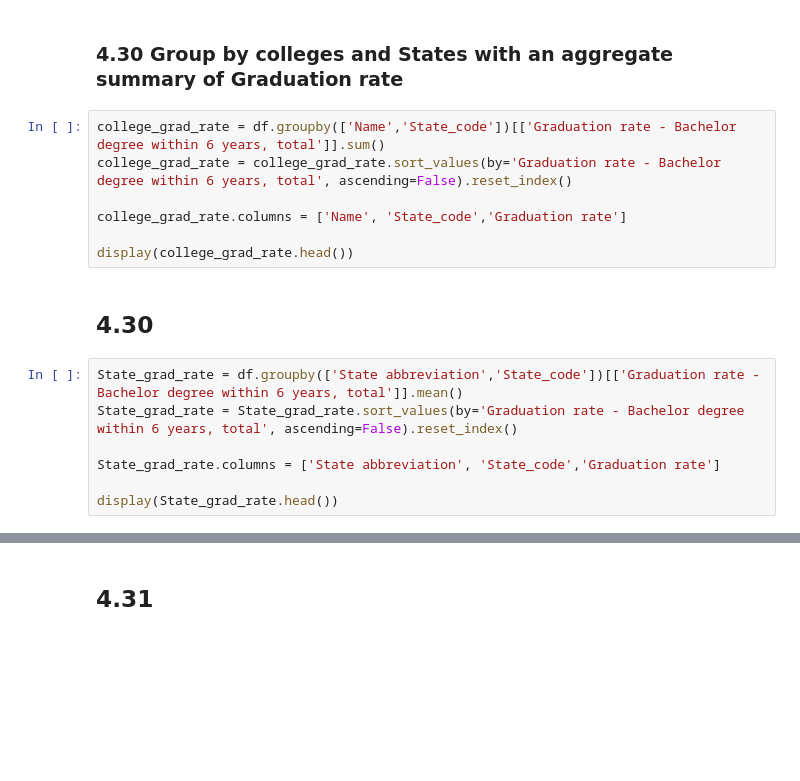
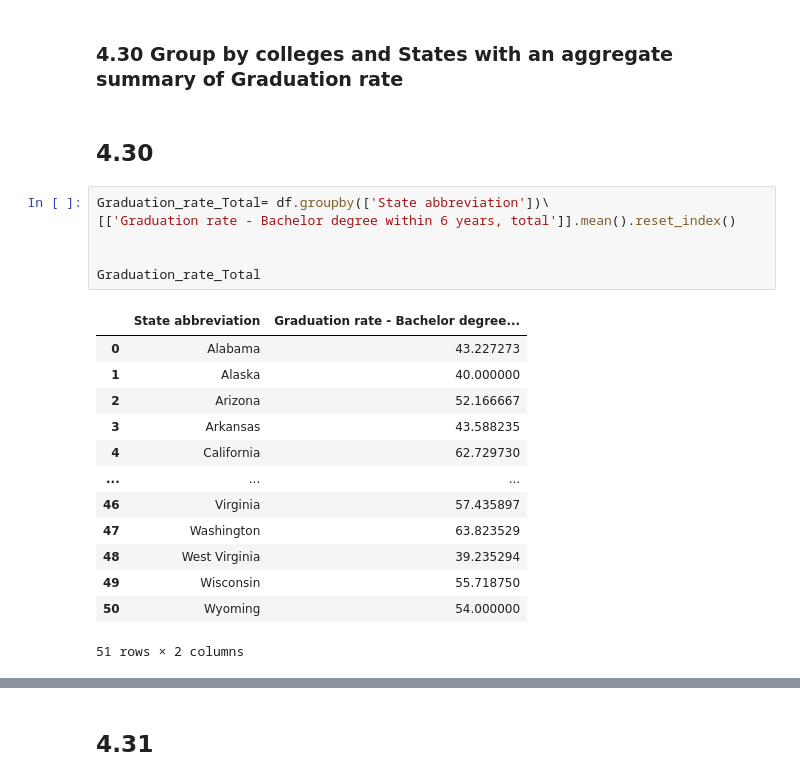
Before and after one commit to mtsu-data-science/professional-development-workshops, a Jupyter notebook: College_Admissions/college_admissions_9pc.ipynb, the cells around one changed output, grey strips where cells are left out. Saved outputs shown, nothing was run; the diff lists cells and outputs as text; blank space fills up the shorter version.

```diff
--- a/College_Admissions/college_admissions_9pc.ipynb
+++ b/College_Admissions/college_admissions_9pc.ipynb
@@ -631,19 +812,25 @@ plt.show()
 > When comparing the 6 year graduation rates against the number of enrolled students, what inferences are we able to make? Do smaller or bigger schools have higher graduation rates? What kind of impact does the size of a school have on graduation based on this graph? Could there be other variables not graphed to better explain this problem? Type your answer to the right of the # in the cell below.
 # %% [markdown]
 ### 4.30 Group by colleges and States with an aggregate summary of Graduation rate
-# %%
-college_grad_rate = df.groupby(['Name','State_code'])[['Graduation rate - Bachelor degree within 6 years, total']].sum()
-college_grad_rate = college_grad_rate.sort_values(by='Graduation rate - Bachelor degree within 6 years, total', ascending=False).reset_index()
-
-college_grad_rate.columns = ['Name', 'State_code','Graduation rate']
-
-display(college_grad_rate.head())
 # %% [markdown]
 ## 4.30
-# %%
-State_grad_rate = df.groupby(['State abbreviation','State_code'])[['Graduation rate - Bachelor degree within 6 years, total']].mean()
-State_grad_rate = State_grad_rate.sort_values(by='Graduation rate - Bachelor degree within 6 years, total', ascending=False).reset_index()
-
-State_grad_rate.columns = ['State abbreviation', 'State_code','Graduation rate']
-
-display(State_grad_rate.head())
+# %%
+Graduation_rate_Total= df.groupby(['State abbreviation'])\
+[['Graduation rate - Bachelor degree within 6 years, total']].mean().reset_index()
+
+
+Graduation_rate_Total
+# %% [output]
+|  | State abbreviation | Graduation rate - Bachelor degree... |
+| 0 | Alabama | 43.227273 |
+| 1 | Alaska | 40.000000 |
+| 2 | Arizona | 52.166667 |
+| 3 | Arkansas | 43.588235 |
+| 4 | California | 62.729730 |
+| ... | ... | ... |
+| 46 | Virginia | 57.435897 |
+| 47 | Washington | 63.823529 |
+| 48 | West Virginia | 39.235294 |
+| 49 | Wisconsin | 55.718750 |
+| 50 | Wyoming | 54.000000 |
+51 rows × 2 columns
```
Also changed, not shown: parts of 47 cells of this notebook.
